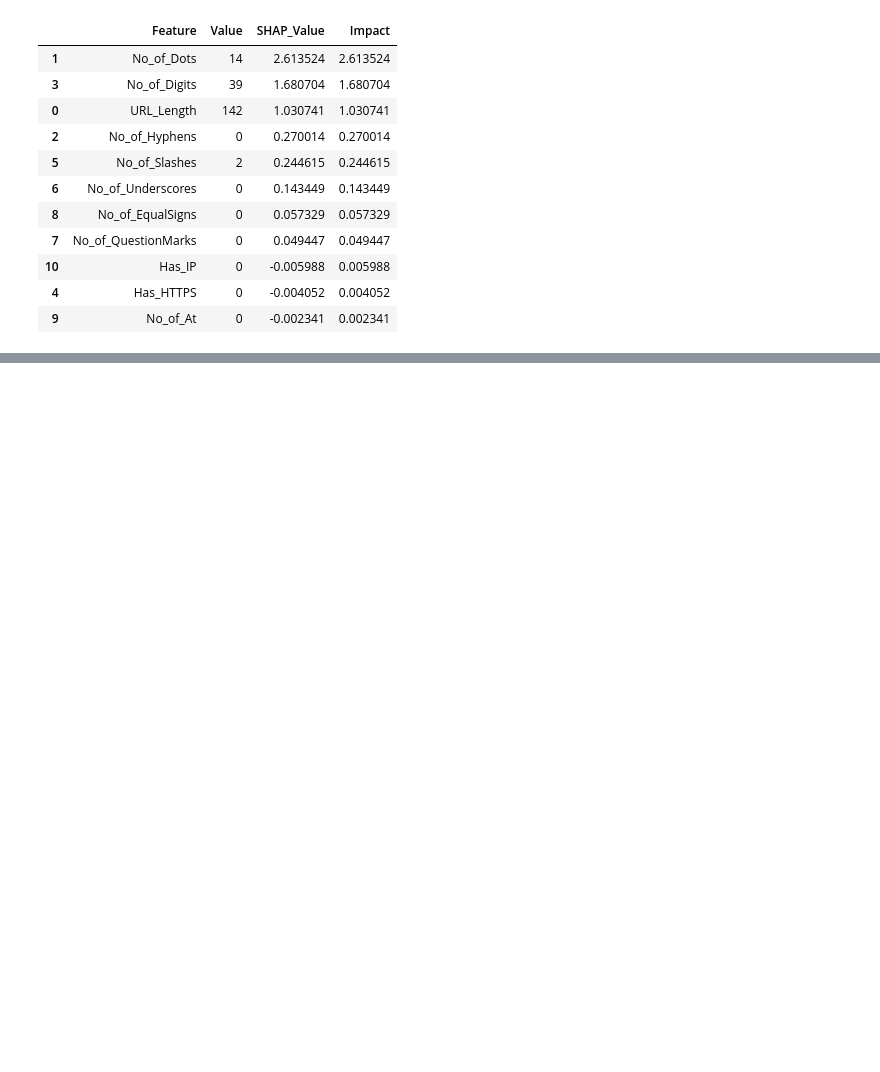
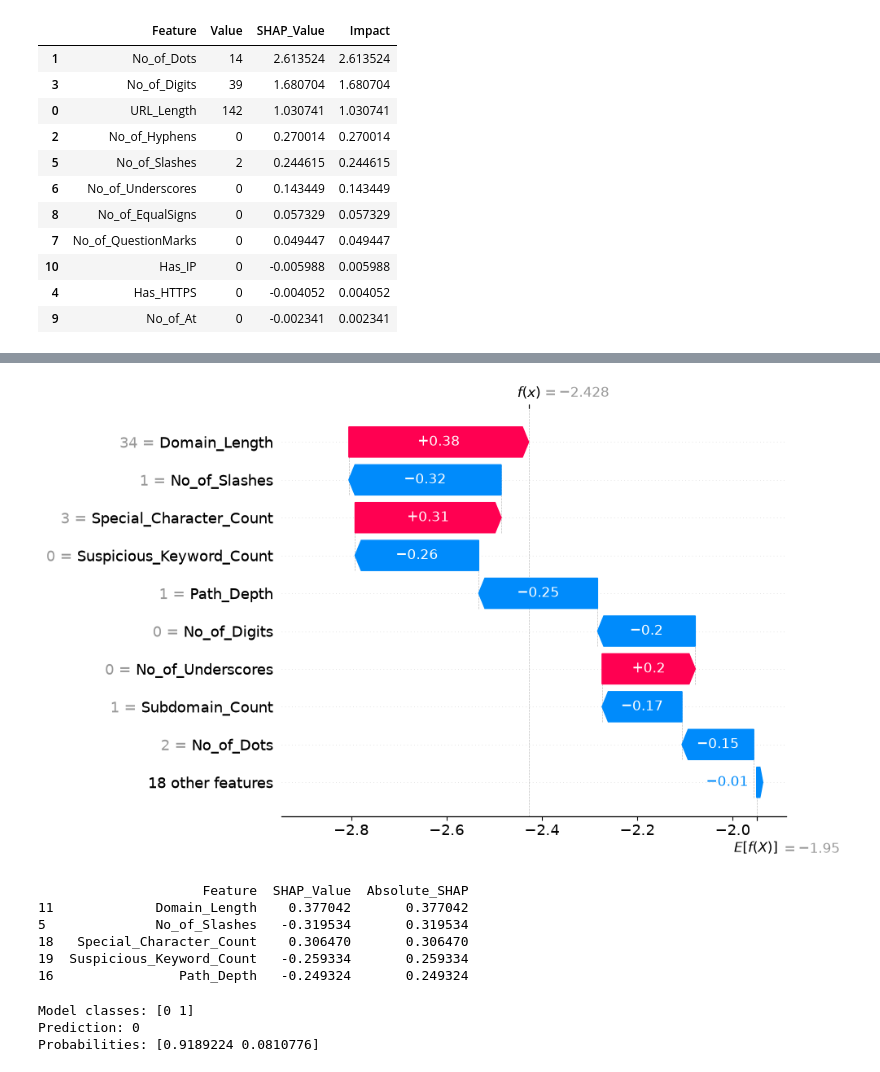
Before and after one commit to SAYAMOHAN/PhishGuardXAI, a Jupyter notebook: xai/SHAP_Analysis.ipynb, the cells around one changed output, grey strips where cells are left out. Saved outputs shown, nothing was run; the diff lists cells and outputs as text; code cells hidden in the pictures; blank space fills up the shorter version.

```diff
--- a/xai/SHAP_Analysis.ipynb
+++ b/xai/SHAP_Analysis.ipynb
@@ -159,0 +249,6 @@ shap_data
+# %%
+sample_index = 0
+
+sample = X_test2.iloc[[sample_index]]
+
+print(sample)
@@ -159,0 +285,4 @@ shap_data
+# %%
+sample_shap = explainer2(sample)
+
+print(sample_shap.values)
@@ -159,0 +297,42 @@ shap_data
+# %%
+shap.plots.waterfall(sample_shap[0])
+# %% [output]
+[figure, added]
+# %%
+import pandas as pd
+import numpy as np
+
+values = sample_shap.values[0]
+
+feature_names = sample.columns.tolist()
+
+importance = pd.DataFrame({
+    "Feature": feature_names,
+    "SHAP_Value": values,
+    "Absolute_SHAP": np.abs(values)
+})
+
+importance = importance.sort_values(
+    "Absolute_SHAP",
+    ascending=False
+)
+
+print(importance.head(5))
+# %% [output]
+                     Feature  SHAP_Value  Absolute_SHAP
+11             Domain_Length    0.377042       0.377042
+5              No_of_Slashes   -0.319534       0.319534
+18   Special_Character_Count    0.306470       0.306470
+19  Suspicious_Keyword_Count   -0.259334       0.259334
+16                Path_Depth   -0.249324       0.249324
+# %%
+prediction = model2.predict(sample)[0]
+probabilities = model2.predict_proba(sample)[0]
+
+print("Model classes:", model2.classes_)
+print("Prediction:", prediction)
+print("Probabilities:", probabilities)
+# %% [output]
+Model classes: [0 1]
+Prediction: 0
+Probabilities: [0.9189224 0.0810776]
```
Also changed, not shown: parts of 36 cells of this notebook.
